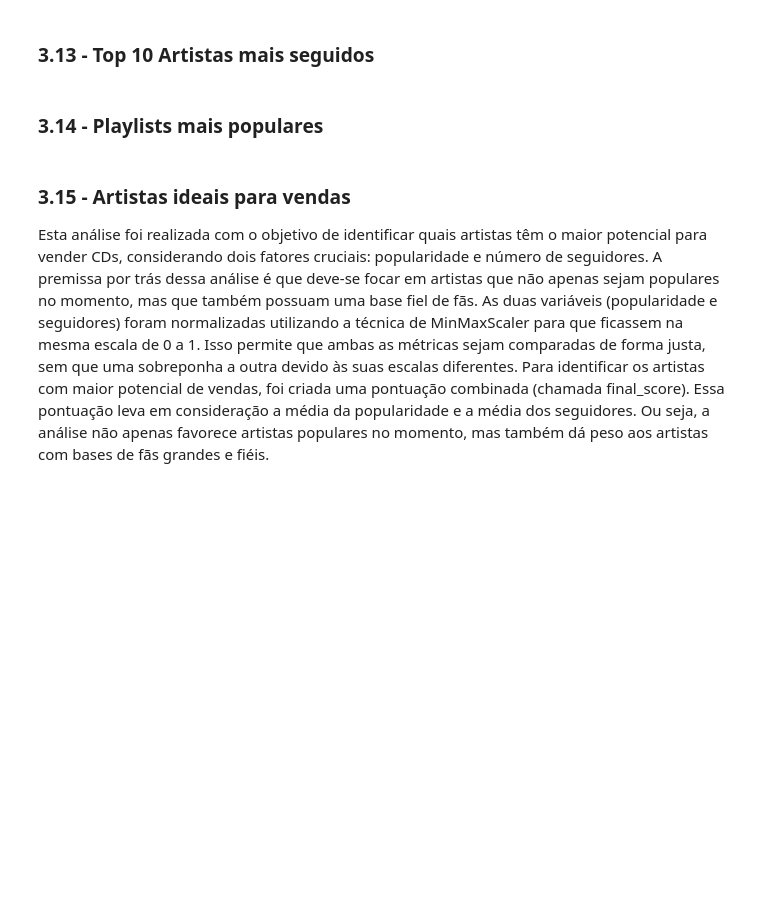
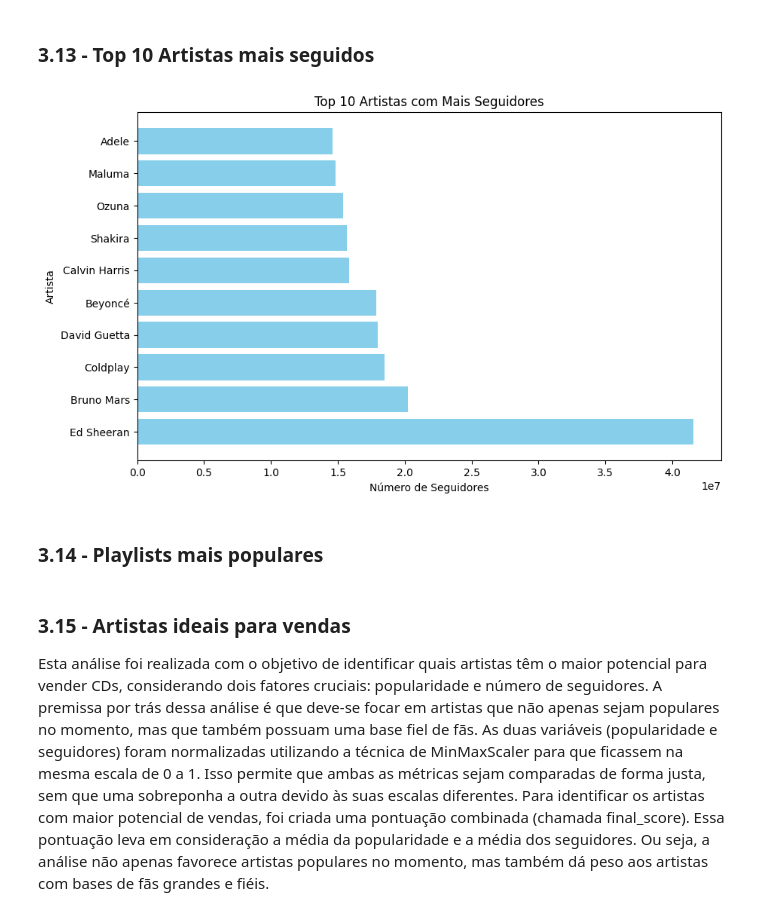
Before and after one commit to pedropalugan/mel-records2, a Jupyter notebook: notebook.ipynb, the cells around one changed output. Saved outputs shown, nothing was run; the diff lists cells and outputs as text; code cells hidden in the pictures; blank space fills up the shorter version.

```diff
--- a/notebook.ipynb
+++ b/notebook.ipynb
@@ -297,15 +297,25 @@ plt.show()
 # %% [markdown]
 ### 3.13 - Top 10 Artistas mais seguidos
 # %%
-import plotly.express as px
+import matplotlib.pyplot as plt
 
+# Selecionando os 10 artistas com mais seguidores
 unique_artistas = db_final.drop_duplicates(subset='name_y')
 top_10_artistas = unique_artistas.sort_values('followers', ascending=False).head(10)
-fig = px.bar(top_10_artistas,x='followers',y='name_y',orientation='h',title='Top 10 Artistas com Mais Seguidores ',labels={'followers': 'Número de Seguidores', 'name_y': 'Artista'},)
-fig.update_yaxes(categoryorder='total ascending')
-fig.update_layout(template='plotly_white')
 
-fig.show()
+# Criando o gráfico de barras horizontais
+plt.figure(figsize=(10, 6))
+plt.barh(top_10_artistas['name_y'], top_10_artistas['followers'], color='skyblue')
+
+# Adicionando título e rótulos aos eixos
+plt.title('Top 10 Artistas com Mais Seguidores')
+plt.xlabel('Número de Seguidores')
+plt.ylabel('Artista')
+
+# Exibindo o gráfico
+plt.show()
+# %% [output]
+[figure, added]
 # %% [markdown]
 ### 3.14 - Playlists mais populares
 # %%
```
Also changed, not shown: parts of 3 cells of this notebook.
